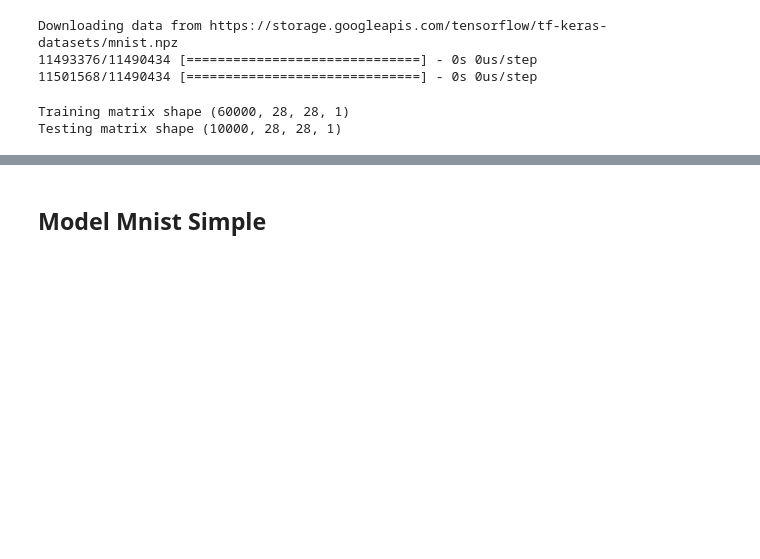
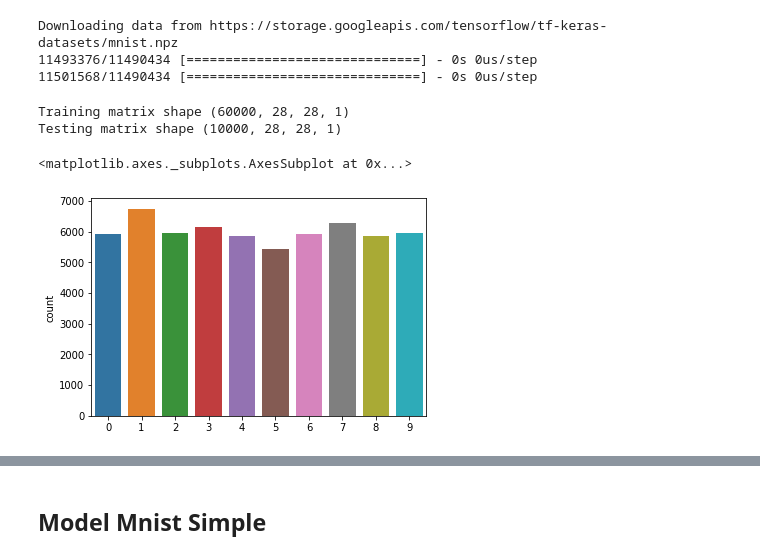
Before and after one commit to Morilla123/Spacy_ViT_Test, a Jupyter notebook: multi_mnist_.ipynb, the cells around one changed output, grey strips where cells are left out. Cells and saved outputs as stored; diff of their text form; code cells hidden in the pictures; blank space fills up the shorter version.

```diff
--- a/multi_mnist_.ipynb
+++ b/multi_mnist_.ipynb
@@ -62,3 +65,8 @@ nb_classes = 10 # number of unique digits
 
 Y_train = np_utils.to_categorical(y_train, nb_classes)
 Y_test = np_utils.to_categorical(y_test, nb_classes)
+# %%
+sns.countplot(y_train)
+# %% [output]
+<matplotlib.axes._subplots.AxesSubplot at 0x...>
+[figure, added]
```
Also changed, not shown: parts of 25 cells of this notebook.
